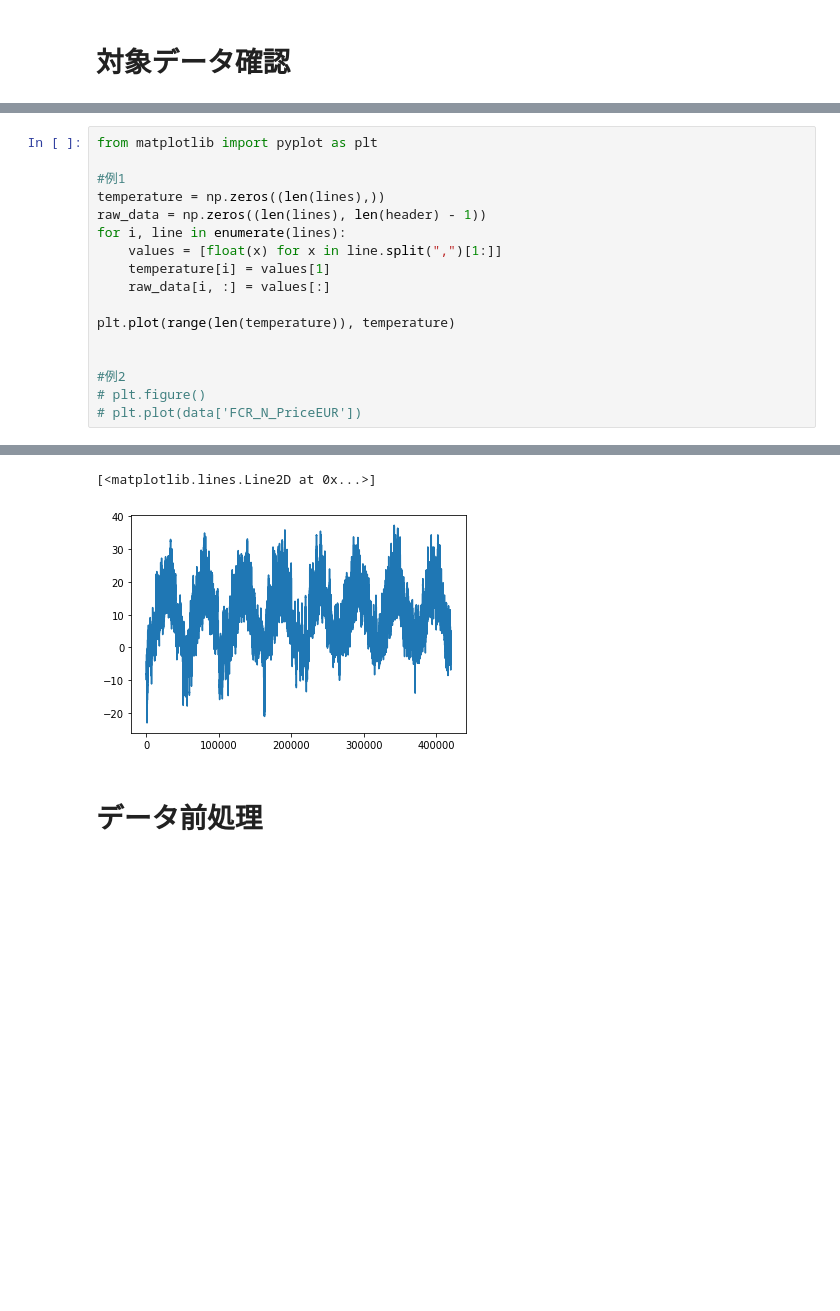
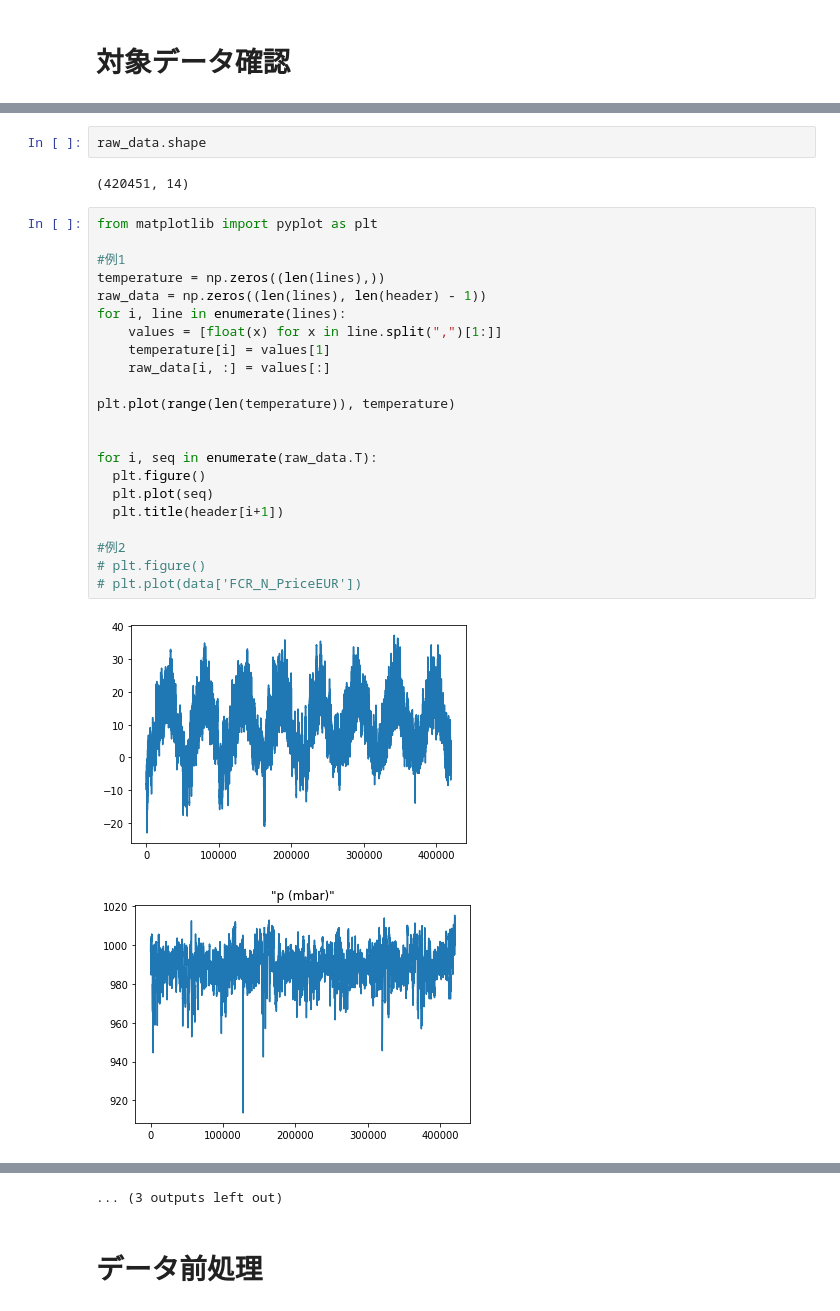
Before and after one commit to mlengineer19989/transformer_practice, a Jupyter notebook: transformer_time_series2.ipynb, the cells around one changed output, grey strips where cells are left out. Cells and saved outputs as stored; diff of their text form; blank space fills up the shorter version.

```diff
--- a/transformer_time_series2.ipynb
+++ b/transformer_time_series2.ipynb
@@ -82,19 +84,30 @@ print(len(lines))
 420451
+# %%
+raw_data.shape
+# %% [output]
+(420451, 14)
 # %%
 from matplotlib import pyplot as plt
 
 #例1
 temperature = np.zeros((len(lines),))
 raw_data = np.zeros((len(lines), len(header) - 1))
 for i, line in enumerate(lines):
     values = [float(x) for x in line.split(",")[1:]]
     temperature[i] = values[1]
     raw_data[i, :] = values[:]
 
 plt.plot(range(len(temperature)), temperature)
 
 
+for i, seq in enumerate(raw_data.T):
+  plt.figure()
+  plt.plot(seq)
+  plt.title(header[i+1])
+
 #例2
 # plt.figure()
 # plt.plot(data['FCR_N_PriceEUR'])
 # %% [output]
+[figure]
+[figure, added]
@@ -101,5 +124,4 @@ plt.plot(range(len(temperature)), temperature)
-[<matplotlib.lines.Line2D at 0x...>]
+... (3 outputs left out)
-[figure]
 # %% [markdown]
 # データ前処理
 # %%
```
Also changed, not shown: parts of 9 cells of this notebook.
